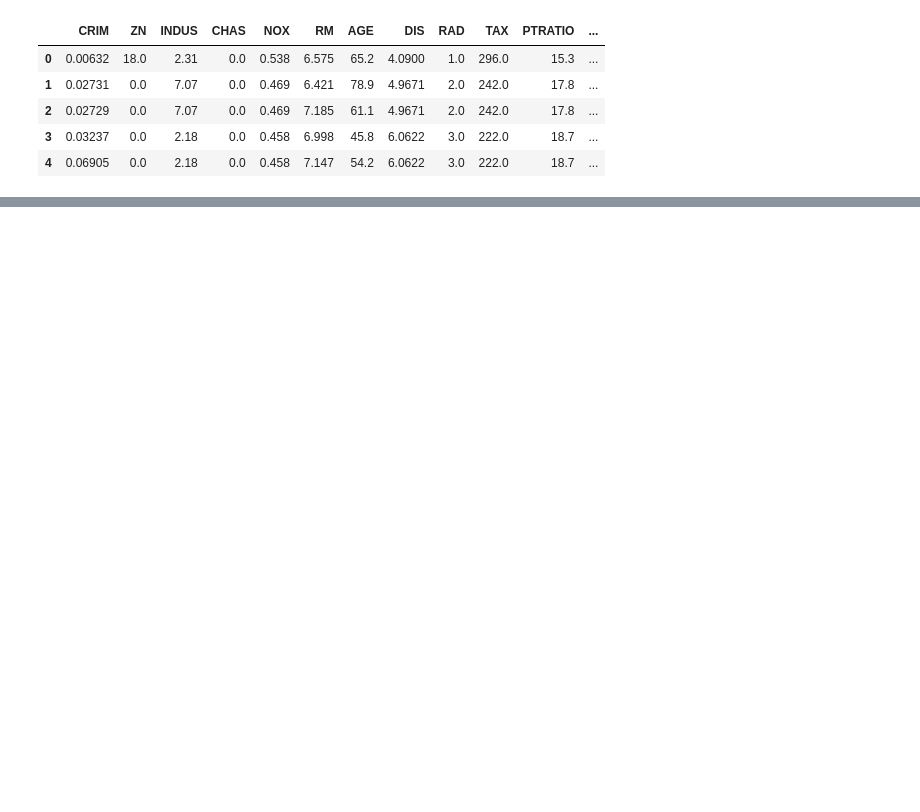
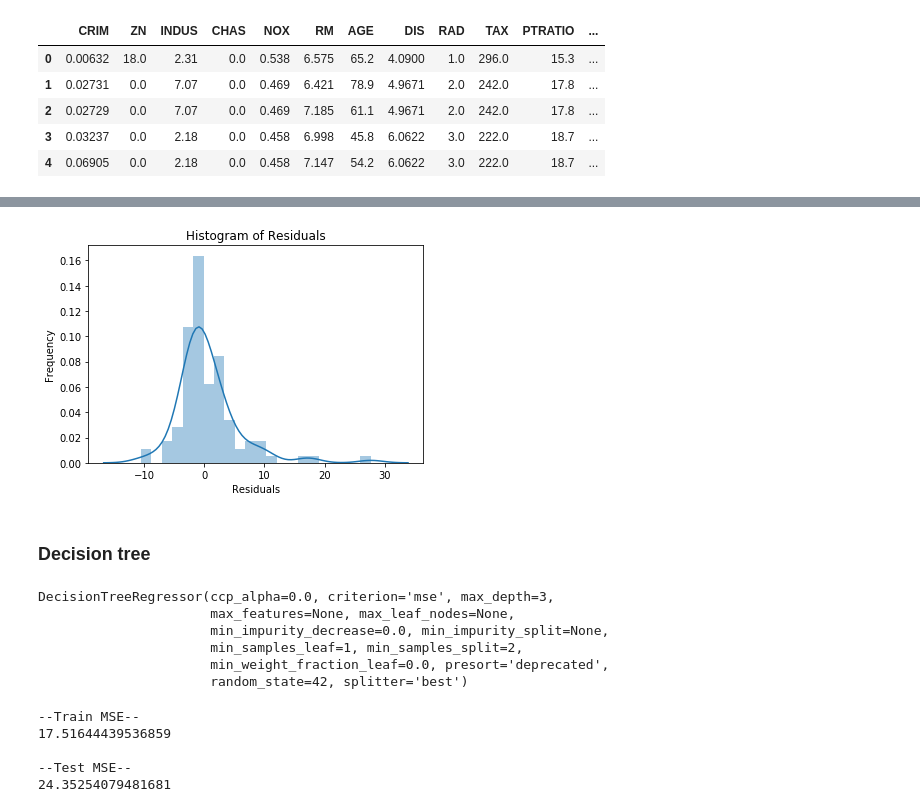
Before and after one commit to datamllab/automl-in-action-notebooks, a Jupyter notebook: 2.1-House-Price-Prediction.ipynb, the cells around one changed output, grey strips where cells are left out. Cells and saved outputs as stored; diff of their text form; code cells hidden in the pictures; blank space fills up the shorter version.

```diff
--- a/2.1-House-Price-Prediction.ipynb
+++ b/2.1-House-Price-Prediction.ipynb
@@ -34,0 +211,39 @@ from sklearn.model_selection import ShuffleSplit
+# %%
+# Checking Normality of errors
+sns.distplot(y_test - y_pred_test)
+plt.title("Histogram of Residuals")
+plt.xlabel("Residuals")
+plt.ylabel("Frequency")
+plt.show()
+# %% [output]
+[figure, added]
+# %% [markdown]
+### Decision tree
+# %%
+# Import library for decision tree
+from sklearn.tree import DecisionTreeRegressor
+
+tree_regressor = DecisionTreeRegressor(max_depth=3, random_state=42)
+tree_regressor.fit(X_train, y_train)
+# %% [output]
+DecisionTreeRegressor(ccp_alpha=0.0, criterion='mse', max_depth=3,
+                      max_features=None, max_leaf_nodes=None,
+                      min_impurity_decrease=0.0, min_impurity_split=None,
+                      min_samples_leaf=1, min_samples_split=2,
+                      min_weight_fraction_leaf=0.0, presort='deprecated',
+                      random_state=42, splitter='best')
+# %%
+# Model prediction on training & test data
+y_pred_train = tree_regressor.predict(X_train)
+y_pred_test = tree_regressor.predict(X_test)
+
+from sklearn.metrics import mean_squared_error
+print('\n--Train MSE--\n{}'.format(mean_squared_error(y_train, y_pred_train)))
+
+print('\n--Test MSE--\n{}\n'.format(mean_squared_error(y_test, y_pred_test)))
+# %% [output]
+--Train MSE--
+17.51644439536859
+
+--Test MSE--
+24.35254079481681
```
Also changed, not shown: parts of 25 cells of this notebook.
